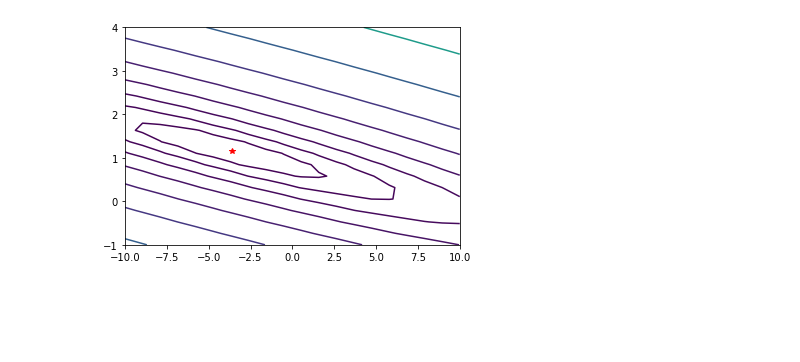
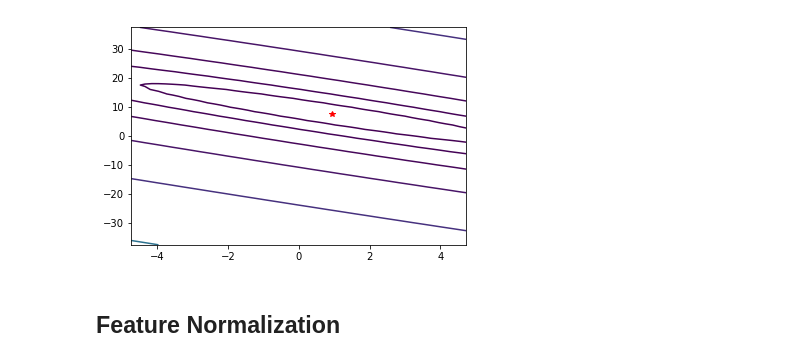
Before and after one commit to crsmithdev/notebooks, a Jupyter notebook: machine-learning-ex1/Machine Learning Ex 1.ipynb, the cells around one changed output. Cells and saved outputs as stored; diff of their text form; code cells hidden in the pictures; blank space fills up the shorter version.

```diff
--- a/machine-learning-ex1/Machine Learning Ex 1.ipynb
+++ b/machine-learning-ex1/Machine Learning Ex 1.ipynb
@@ -23,8 +36,8 @@ def compute_cost(X, y, theta):
     return J
 # %%
 theta = np.zeros(2)
-X = np.array([[1, p] for p in population])
-y = profits
+X = np.array([[1, t] for t in temps])
+y = rentals
 
 compute_cost(X, y, theta)
 # %% [output]
@@ -59,14 +75,22 @@ plt.plot(samples, theta[0] + theta[1] * samples)
 from mpl_toolkits.mplot3d import Axes3D
 from matplotlib import cm
 
-t0 = np.linspace(-10, 10, 20)
-t1 = np.linspace(-1, 4, 20)
+def surface(x, y, z):
+    fig = plt.figure(figsize=(7,7))
+    ax = fig.gca(projection="3d")
+    ax.set_xlabel(r't0')
+    ax.set_ylabel(r't1')
+    ax.set_zlabel(r'cost')
+    ax.view_init(elev=25, azim=40)
+    ax.plot_surface(x, y, z, cmap=cm.rainbow)
 
-Xs, Ys = np.meshgrid(t0, t1)
+Xs, Ys = np.meshgrid(
+    np.linspace(-5 * theta[0], 5 * theta[0], 50),
+    np.linspace(-5 * theta[1], 5 * theta[1], 50)
+)
+
 Zs = np.array([compute_cost(X, y, [t0, t1]) for t0, t1 in zip(np.ravel(Xs), np.ravel(Ys))])
-fig = plt.figure()
-ax = fig.gca(projection="3d")
-ax.view_init(azim=235)
-Z = Zs.reshape(Xs.shape)
-ax.plot_surface(Xs, Ys, Z, cmap=cm.rainbow)
+Zs = Zs.reshape(Xs.shape)
+
+surface(Xs, Ys, Zs)
 # %% [output]
@@ -75,9 +98,13 @@ ax.plot_surface(Xs, Ys, Z, cmap=cm.rainbow)
 # %%
-fig = plt.figure()
-ax = fig.gca()
-ax.plot(theta[0], theta[1], 'r*')
-space = np.logspace(-2, 3, 20)
-CS = plt.contour(Xs, Ys, Z, space)
-plt.show()
+def contour(x, y, z, theta, space):
+    fig = plt.figure()
+    ax = fig.gca()
+    ax.plot(theta[0], theta[1], 'r*')
+    plt.contour(x, y, z, space)
+    plt.show()
+
+contour(Xs, Ys, Zs, theta, np.logspace(-3, 3, 15))
 # %% [output]
-[figure, old version]
+[figure, new version]
+# %% [markdown]
+## Feature Normalization
```
Also changed, not shown: parts of 17 cells of this notebook, 3 other files.
